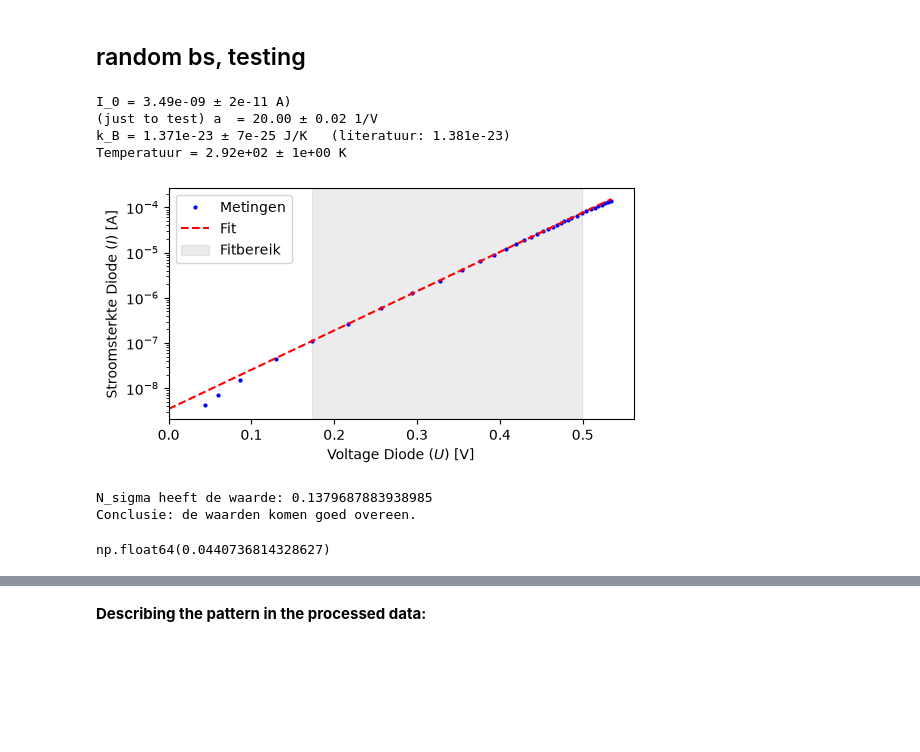
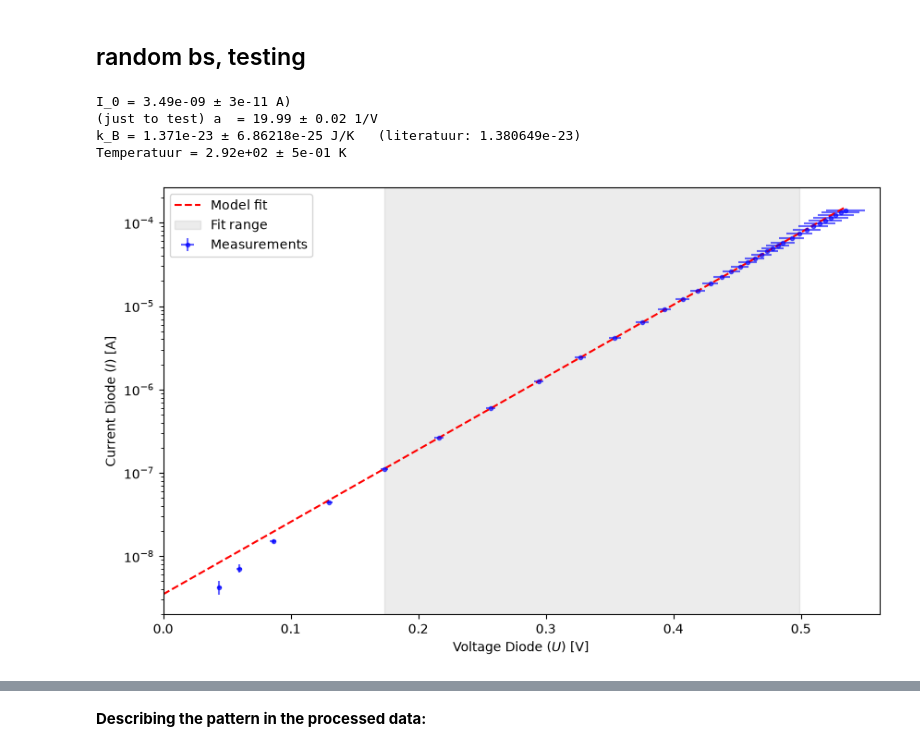
Before and after one commit to JoAnananas/ip2-boltzman, a Jupyter notebook: simulations/EDIT_BM_labjournaal_J_A.ipynb, the cells around one changed output, grey strips where cells are left out. Cells and saved outputs as stored; diff of their text form; code cells hidden in the pictures; blank space fills up the shorter version.

Commit message:
Presumably final labjounral along with figures of setup and plot

```diff
--- a/simulations/EDIT_BM_labjournaal_J_A.ipynb
+++ b/simulations/EDIT_BM_labjournaal_J_A.ipynb
@@ -205,8 +215,8 @@ Conclusie: de waarden komen goed overeen.
 # %%
 q  = 1.602176634e-19     # C, sign is anders dan voorbereiding, schilt een min factor in de berekening
 T  = 19+273.15               # K, kamertemp, assumed
-T_unc = 1.0              # K, onzekerheid in T, assumed
-n  = 2.0                 # aangenomen idealiteitsfactor silicum uit voorbereiding
+T_unc = 0.5              # K, onzekerheid in T, assumed
+n  = 2.0                 # aangenomen idealiteitsfactor silicon uit voorbereiding
 n_unc = 0.1
 
 # Verwerking
@@ -215,71 +225,53 @@ U_diode = U_3 - U_1
 I_diode = U_1/R_1
 
 # Fitbereik: weg van ruis (laag) en serieweerstand (hoog), zodat we alleen het lineare deel bekijken, waardoor we de constante kunnen berekenen
 mask = (U_diode > 0.14) & (U_diode < 0.5)
-U_diode_mask, I_diode_mask = U_diode[mask], I_diode[mask]
+U_diode_mask, I_diode_mask, I_diode_unc_mask= U_diode[mask], I_diode[mask],I_diode_unc[mask]
 
 # model in log vorm, zodat alle decaden even zwaar meetellen
 # vrije parameters: ln(I0) en a = q/(n kB T)
 def model(U, lnI_0, a):
     return lnI_0 + np.log(np.exp(a*U)) #ln is makkelijker met terug converten
-
-val2, cov2 = curve_fit(model, U_diode_mask, np.log(I_diode_mask), p0=[np.log(1e-9), 20.0])
+#verwerking van de waardes gegeven door de curve-fit
+val2, cov2 = curve_fit(model, U_diode_mask, np.log(I_diode_mask),sigma=np.log(I_diode_unc_mask), p0=[np.log(1e-9), 20.0])
 lnI_0, a = val2
 lnI_0_unc, a_unc = np.sqrt(np.diag(cov2))
 I_0 = np.exp(lnI_0)
 I_0_unc=np.exp(lnI_0_unc)
-I_0_unc=I_0-I_0/I_0_unc
+I_0_unc=I_0-I_0/I_0_unc #zonder deze lijn is I_0 een percentage error van de originele
 
-# Boltzmann-constante
+# Boltzmann-constante berekening en de onzekerheid ervan
 k_B  = q/(a*n*T)
 k_B_unc = k_B*np.sqrt((a_unc/a)**2 + (n_unc/n)**2 + (T_unc/T)**2)
 
 print(f"I_0 = {I_0:.2e} ± {I_0_unc:.0e} A)")
 print(f"(just to test) a  = {a:.2f} ± {a_unc:.2f} 1/V")
-print(f"k_B = {k_B:.3e} ± {k_B_unc:.0e} J/K   (literatuur: 1.381e-23)")
+print(f"k_B = {k_B:.3e} ± {k_B_unc:.5e} J/K   (literatuur: 1.380649e-23)")
 print(f"Temperatuur = {T:.2e} ± {T_unc:.0e} K")
 
-# quickie test voor strijdigheid
-#print(k_B,'+/-',k_B_unc,k_B+k_B_unc)
 
 # Plot
-plt.figure(figsize=(6,3))
+plt.figure(figsize=(10,6))
+#errorbar plot van raw data
+plt.errorbar(U_diode, I_diode,yerr=(I_diode_unc),xerr=U_diode_unc,color='blue',label='Measurements',alpha=0.6,fmt=".")
+#linspace for smooth fitline
+Ufit = np.linspace(0,max(U_diode), 200)
+plt.plot(Ufit, I_0*(np.exp(a*Ufit)), 'r--', label='Model fit')
 
-plt.plot(U_diode, I_diode, 'b.', markersize=4, label='Metingen')
-#linspace for smooth line
-Ufit = np.linspace(0,max(U_diode), 500)
-plt.plot(Ufit, I_0*(np.exp(a*Ufit)), 'r--', label='Fit')
-
+#layout and info of figure
 plt.yscale('log')
-plt.axvspan(min(U_diode_mask), max(U_diode_mask), color='gray', alpha=0.15, label='Fitbereik')
+plt.axvspan(min(U_diode_mask), max(U_diode_mask), color='gray', alpha=0.15, label='Fit range')
 plt.xlabel('Voltage Diode $(U)$ [V]')
-plt.ylabel('Stroomsterkte Diode $(I)$ [A]')
+plt.ylabel('Current Diode $(I)$ [A]')
 plt.xlim(0,max(U_diode)*1.05)
 plt.legend()
+#save the figure
+plt.savefig('Boltzman_constante_plot_fit.png',dpi=330)
+#plt.grid(True)
 plt.show()
-
-#strijdigheids analyse
-delta_k_B=1.380649e-23-k_B
-#boltzman referentie is gedefinieerd dus geen uncertainty combined
-N_sigma=delta_k_B/k_B_unc
-print('N_sigma heeft de waarde:', N_sigma)
-if N_sigma < 1:
-    print("Conclusie: de waarden komen goed overeen.")
-
-elif N_sigma < 2:
-    print("Conclusie: de waarden komen redelijk overeen.")
-
-else:
-    print("Conclusie: het gemeten resultaat wijkt af van de vastgestelde waarde.")
 # %% [output]
-I_0 = 3.49e-09 ± 2e-11 A)
-(just to test) a  = 20.00 ± 0.02 1/V
-k_B = 1.371e-23 ± 7e-25 J/K   (literatuur: 1.381e-23)
-Temperatuur = 2.92e+02 ± 1e+00 K
+I_0 = 3.49e-09 ± 3e-11 A)
+(just to test) a  = 19.99 ± 0.02 1/V
+k_B = 1.371e-23 ± 6.86218e-25 J/K   (literatuur: 1.380649e-23)
+Temperatuur = 2.92e+02 ± 5e-01 K
-[figure, old version]
+[figure, new version]
-N_sigma heeft de waarde: 0.1379687883938985
-Conclusie: de waarden komen goed overeen.
-# %%
-min(U_diode)
-# %% [output]
-np.float64(0.0440736814328627)
```
Also changed, not shown: parts of 11 cells of this notebook, 5 other files.
